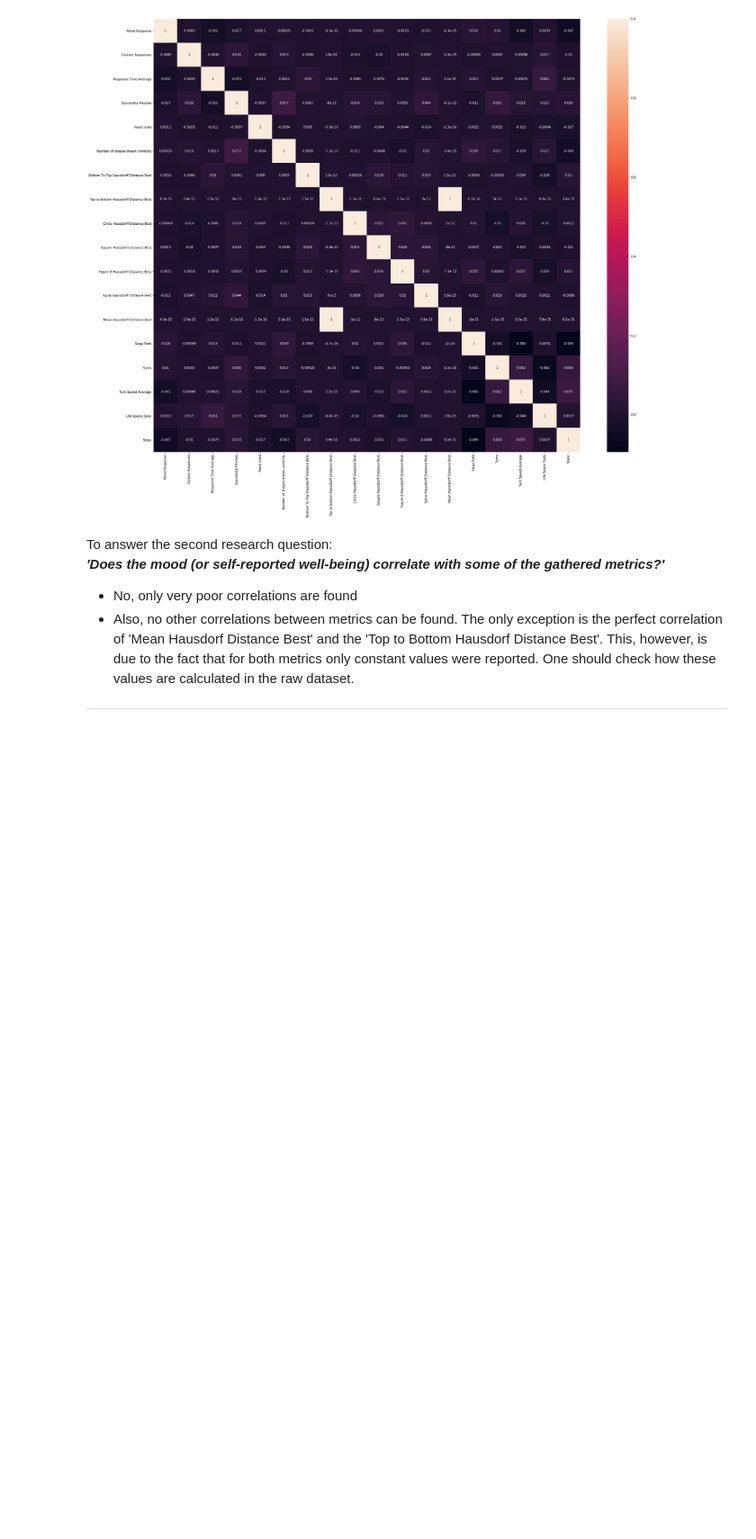
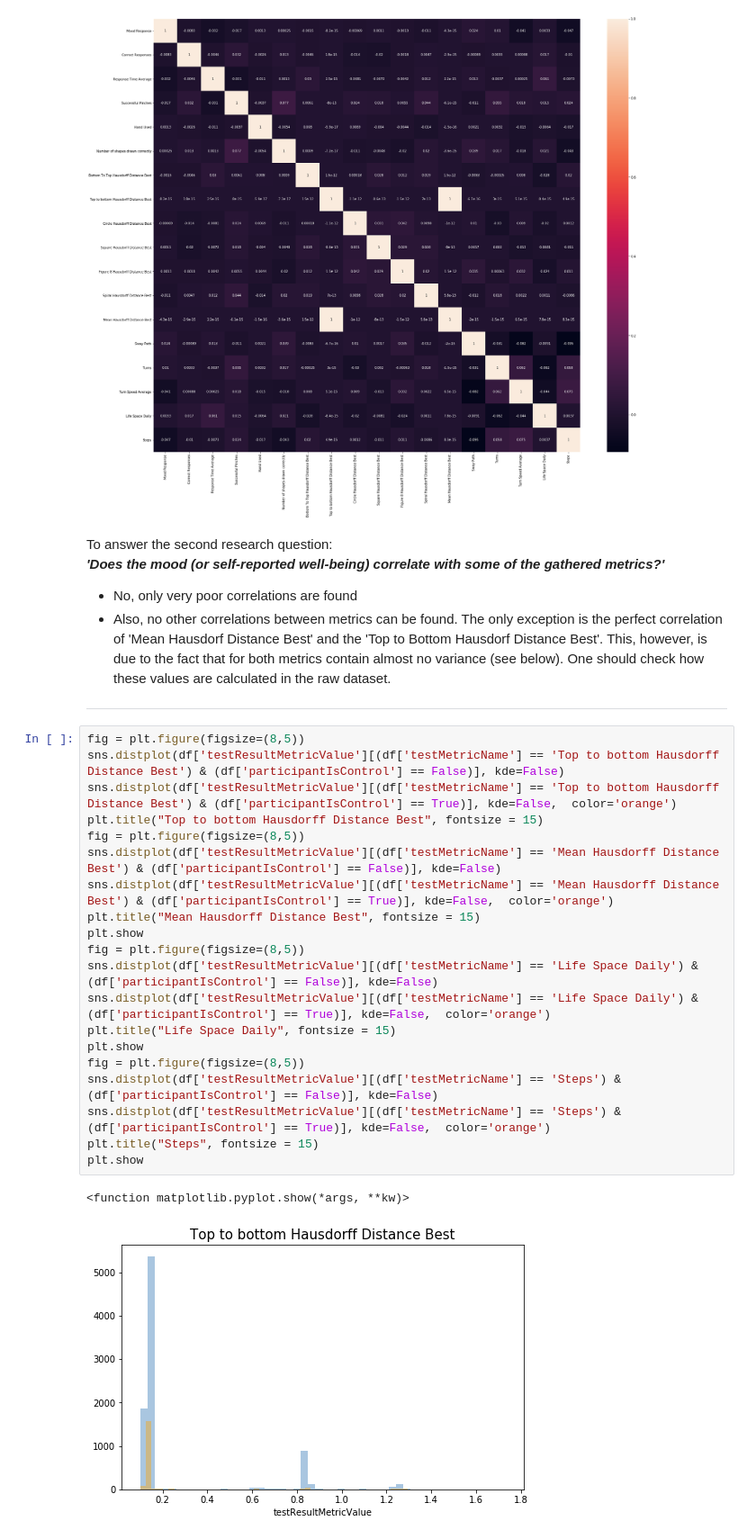
Before and after one commit to ca-schumacher/ms-rwd, a Jupyter notebook: EDA.ipynb, the cells around one changed output. Shown at 90% size. Cells and saved outputs as stored; diff of their text form; blank space fills up the shorter version.

```diff
--- a/EDA.ipynb
+++ b/EDA.ipynb
@@ -277,6 +322,29 @@ To answer the second research question:
 **_'Does the mood (or self-reported well-being) correlate with some of the gathered metrics?'_**
 
 - No, only very poor correlations are found
-- Also, no other correlations between metrics can be found. The only exception is the perfect correlation of 'Mean Hausdorf Distance Best' and the 'Top to Bottom Hausdorf Distance Best'. This, however, is due to the fact that for both metrics only constant values were reported. One should check how these values are calculated in the raw dataset.
+- Also, no other correlations between metrics can be found. The only exception is the perfect correlation of 'Mean Hausdorf Distance Best' and the 'Top to Bottom Hausdorf Distance Best'. This, however, is due to the fact that for both metrics contain almost no variance (see below). One should check how these values are calculated in the raw dataset.
 
 ---
+# %%
+fig = plt.figure(figsize=(8,5))
+sns.distplot(df['testResultMetricValue'][(df['testMetricName'] == 'Top to bottom Hausdorff Distance Best') & (df['participantIsControl'] == False)], kde=False)
+sns.distplot(df['testResultMetricValue'][(df['testMetricName'] == 'Top to bottom Hausdorff Distance Best') & (df['participantIsControl'] == True)], kde=False,  color='orange')
+plt.title("Top to bottom Hausdorff Distance Best", fontsize = 15)
+fig = plt.figure(figsize=(8,5))
+sns.distplot(df['testResultMetricValue'][(df['testMetricName'] == 'Mean Hausdorff Distance Best') & (df['participantIsControl'] == False)], kde=False)
+sns.distplot(df['testResultMetricValue'][(df['testMetricName'] == 'Mean Hausdorff Distance Best') & (df['participantIsControl'] == True)], kde=False,  color='orange')
+plt.title("Mean Hausdorff Distance Best", fontsize = 15)
+plt.show
+fig = plt.figure(figsize=(8,5))
+sns.distplot(df['testResultMetricValue'][(df['testMetricName'] == 'Life Space Daily') & (df['participantIsControl'] == False)], kde=False)
+sns.distplot(df['testResultMetricValue'][(df['testMetricName'] == 'Life Space Daily') & (df['participantIsControl'] == True)], kde=False,  color='orange')
+plt.title("Life Space Daily", fontsize = 15)
+plt.show
+fig = plt.figure(figsize=(8,5))
+sns.distplot(df['testResultMetricValue'][(df['testMetricName'] == 'Steps') & (df['participantIsControl'] == False)], kde=False)
+sns.distplot(df['testResultMetricValue'][(df['testMetricName'] == 'Steps') & (df['participantIsControl'] == True)], kde=False,  color='orange')
+plt.title("Steps", fontsize = 15)
+plt.show
+# %% [output]
+<function matplotlib.pyplot.show(*args, **kw)>
+[figure, added]
```
Also changed, not shown: parts of 12 cells of this notebook.
